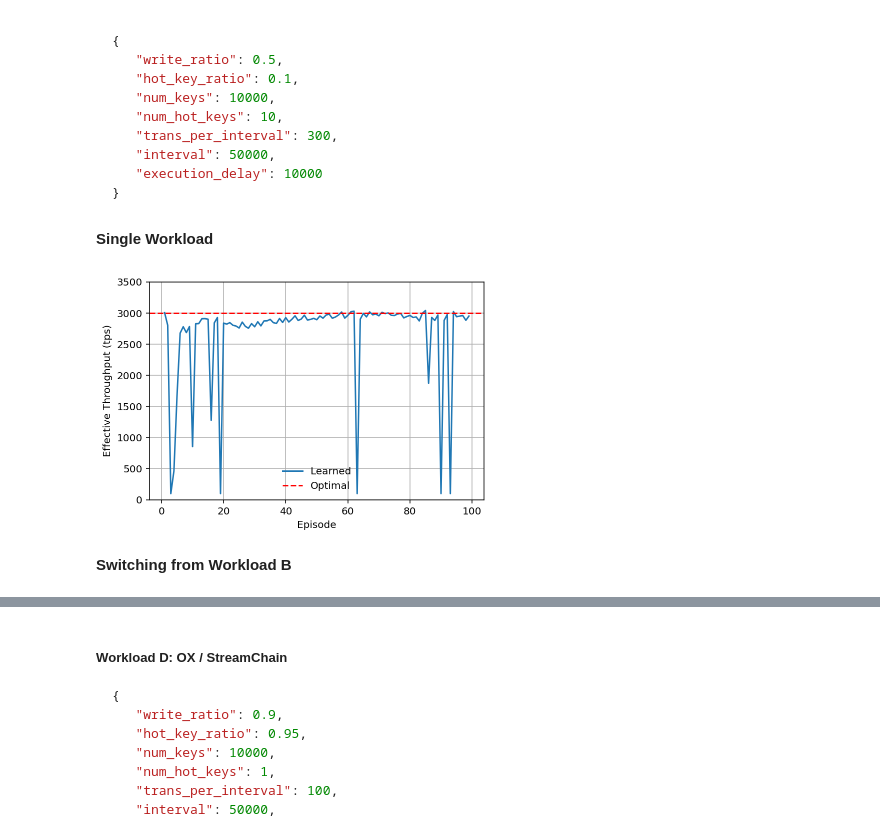
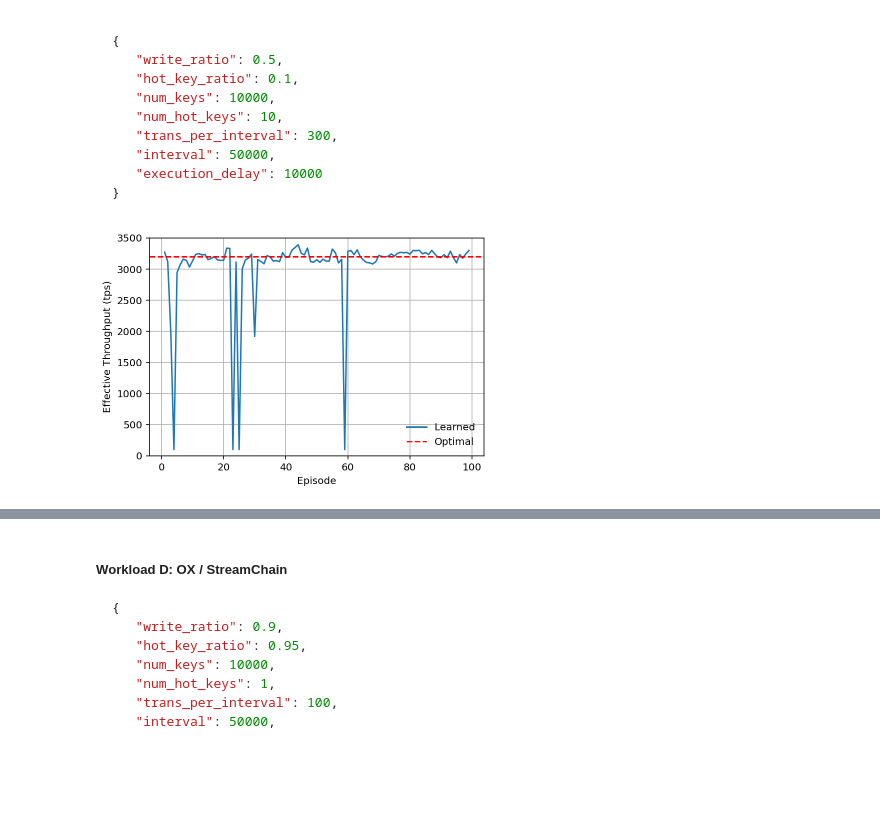
Before and after one commit to chenyuanwu/AdaChain, a Jupyter notebook: src/learning/evaluation.ipynb, the cells around one changed output, grey strips where cells are left out. Cells and saved outputs as stored; diff of their text form; code cells hidden in the pictures; blank space fills up the shorter version.

````diff
--- a/src/learning/evaluation.ipynb
+++ b/src/learning/evaluation.ipynb
@@ -76,11 +68,7 @@ exp1_plot_throughput('ts_seed_oxii.csv', 2000, 1450)
    "execution_delay": 10000
 }
 ```
-# %% [markdown]
-**Single Workload**
 # %%
-exp1_plot_throughput('ts_single_xov.csv', 3500, 3000)
+exp1_plot_throughput('data/eval1/workload_c_ada.csv', 3500, 3200)
 # %% [output]
-[figure, old version]
+[figure, new version]
-# %% [markdown]
-**Switching from Workload B**
````
Also changed, not shown: parts of 27 cells of this notebook, 33 other files.
